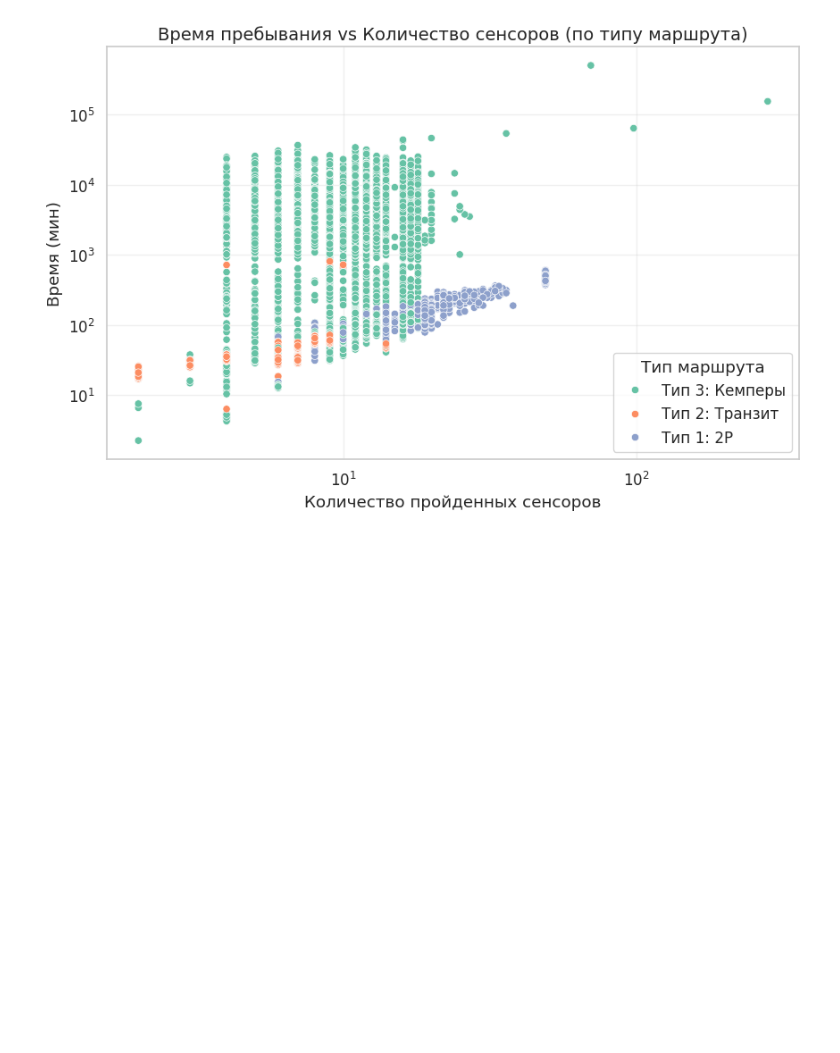
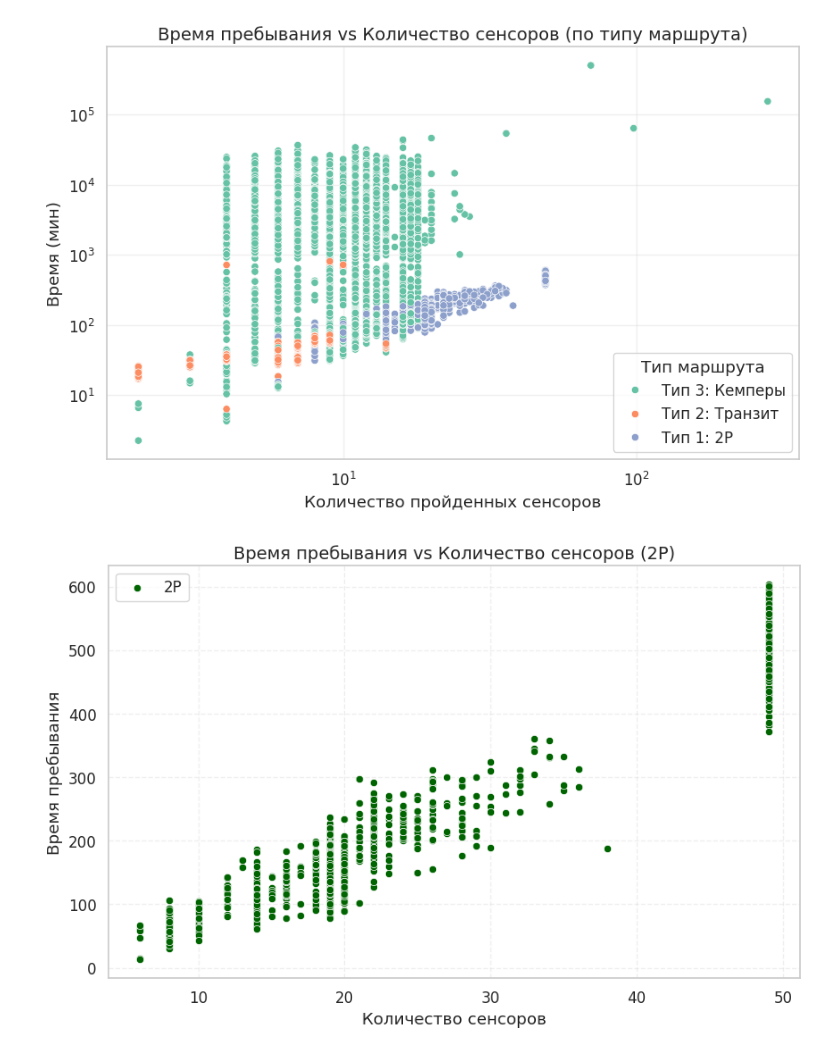
Before and after one commit to R3dKar/vast-2017-mc1, a Jupyter notebook: analysis/scatterplot.ipynb, the cells around one changed output. Cells and saved outputs as stored; diff of their text form; code cells hidden in the pictures; blank space fills up the shorter version.

Commit message:
feat: add scatter only for rangers

```diff
--- a/analysis/scatterplot.ipynb
+++ b/analysis/scatterplot.ipynb
@@ -103,3 +103,26 @@ plt.show()
 # print(summary_df[['car_id', 'sensors_count', 'time_spent', 'route_type']])
 # %% [output]
 [figure]
+# %%
+
+df_2p = summary_df[summary_df['route_type'] == 'Тип 1: 2P']
+
+if not df_2p.empty:
+    plt.figure(figsize=(10, 6))
+    sns.set_context("notebook", font_scale=1.1)
+
+    ax2 = sns.scatterplot(data=df_2p, x='sensors_count', y='time_spent', color='darkgreen', label='2P')
+
+    # ax2.set_xscale('log')
+    # ax2.set_yscale('log')
+
+    plt.title('Время пребывания vs Количество сенсоров (2P)', fontsize=14)
+    plt.xlabel('Количество сенсоров')
+    plt.ylabel('Время пребывания')
+    plt.legend()
+    plt.grid(True, which="both", axis='both', alpha=0.3, linestyle='--')
+    plt.show()
+else:
+    print("Aucun véhicule de type '2P' trouvé dans les données.")
+# %% [output]
+[figure, added]
```
